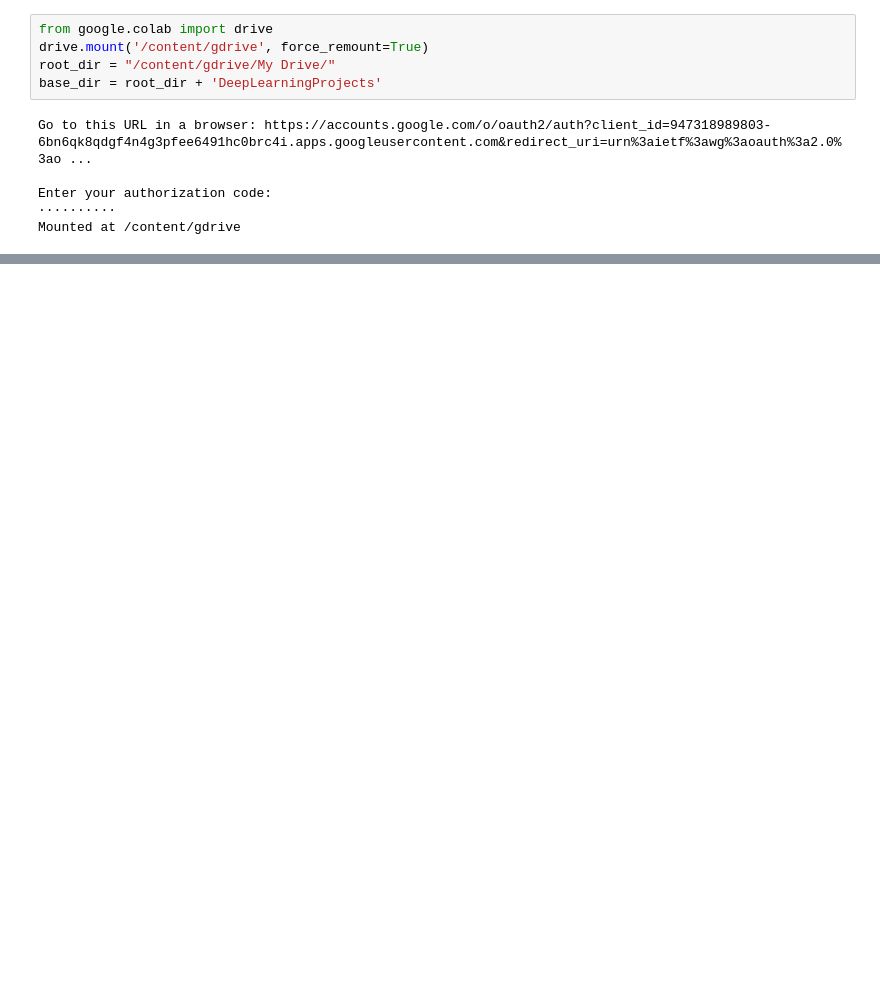
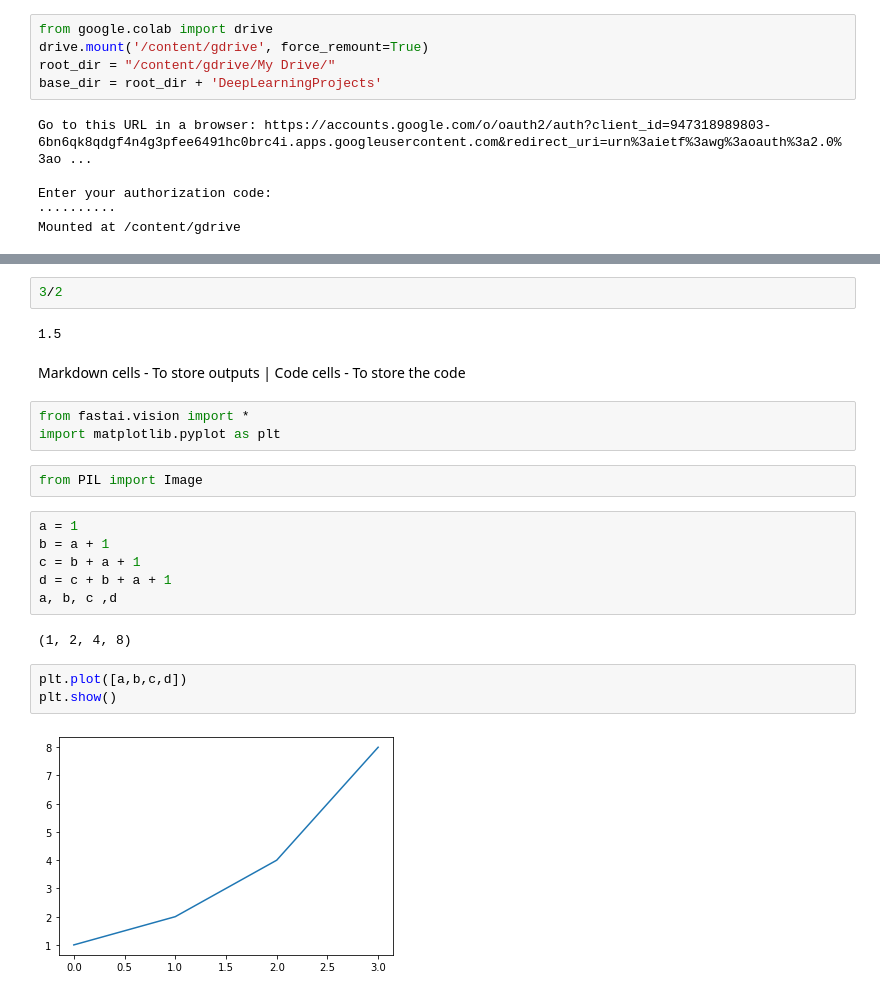
Before and after one commit to akshaya-nagarajan/DeepLearningProjects, a Jupyter notebook: homework_0/testPracticeNotebook.ipynb, the cells around one changed output, grey strips where cells are left out. Saved outputs shown, nothing was run; the diff lists cells and outputs as text; blank space fills up the shorter version.

```diff
--- a/homework_0/testPracticeNotebook.ipynb
+++ b/homework_0/testPracticeNotebook.ipynb
@@ -22,0 +32,24 @@ Mounted at /content/gdrive
+# %%
+3/2
+# %% [output]
+1.5
+# %% [markdown]
+Markdown cells - To store outputs | Code cells - To store the code
+# %%
+from fastai.vision import *
+import matplotlib.pyplot as plt
+# %%
+from PIL import Image
+# %%
+a = 1
+b = a + 1
+c = b + a + 1
+d = c + b + a + 1
+a, b, c ,d
+# %% [output]
+(1, 2, 4, 8)
+# %%
+plt.plot([a,b,c,d])
+plt.show()
+# %% [output]
+[figure, added]
```
Also changed, not shown: parts of 23 cells of this notebook.
